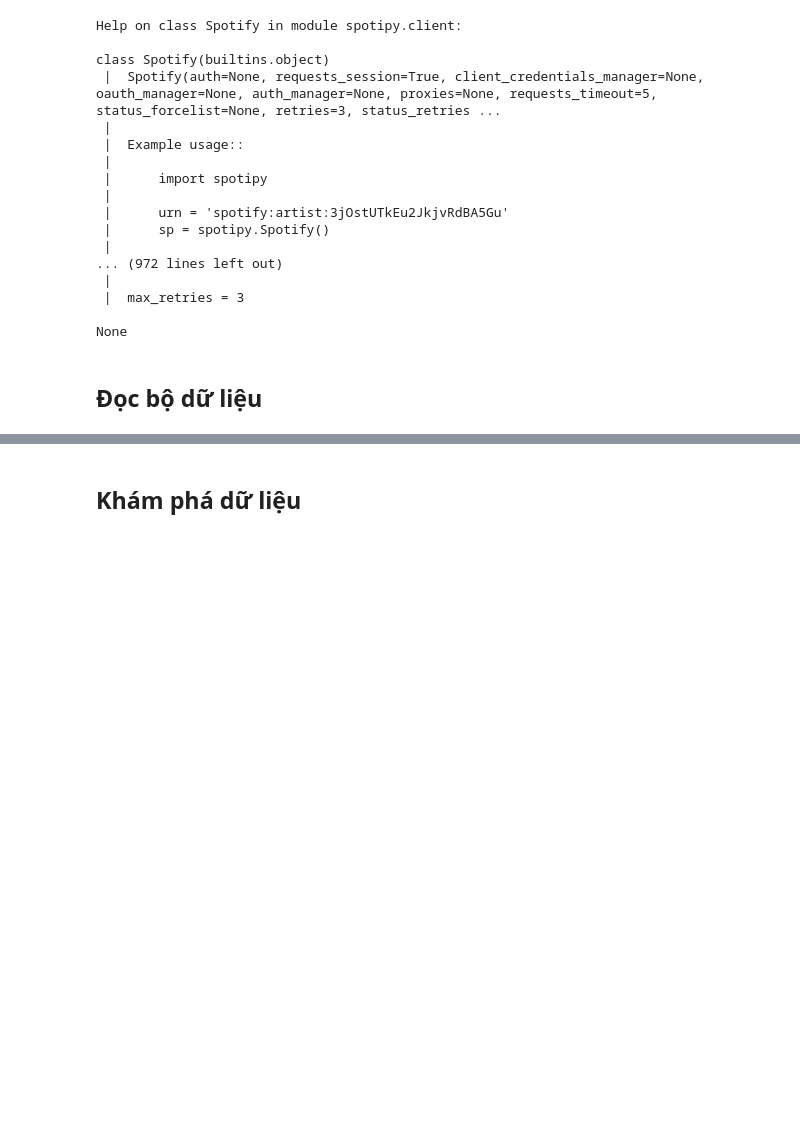
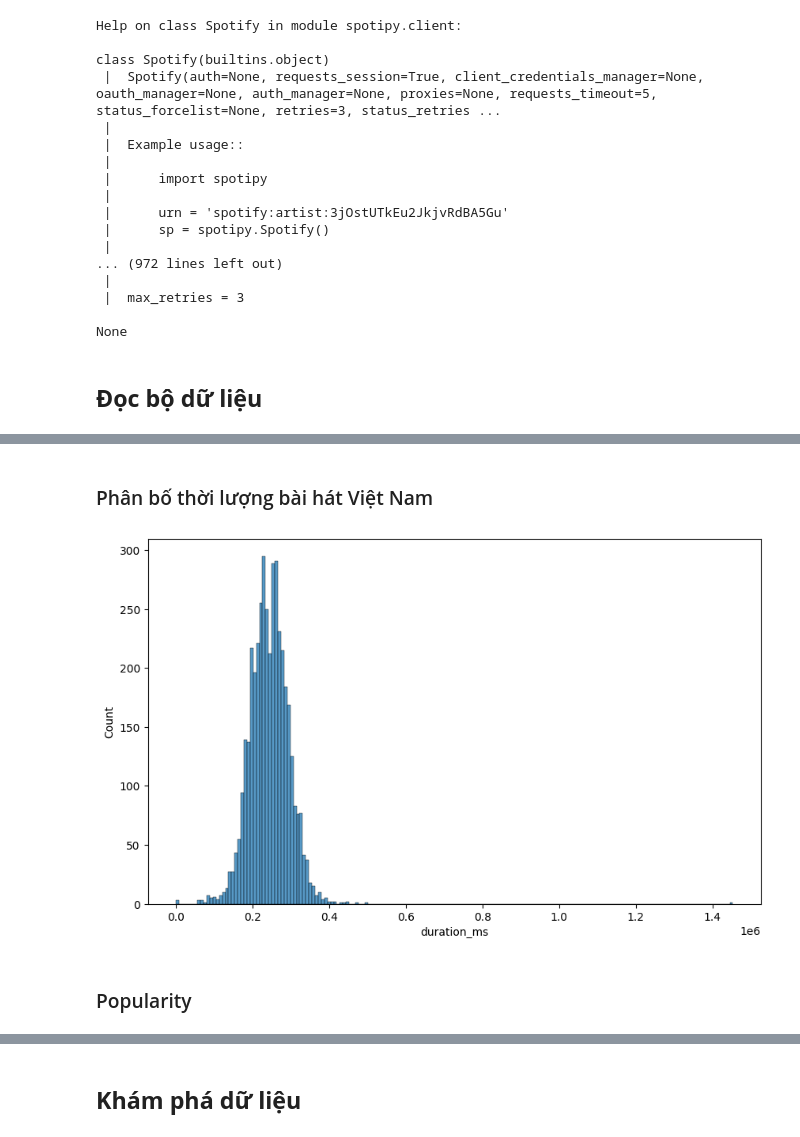
Before and after one commit to 0Nguyen0Cong0Tuan0/Data-Visualization, a Jupyter notebook: Lab1/main.ipynb, the cells around one changed output, grey strips where cells are left out. Cells and saved outputs as stored; diff of their text form; code cells hidden in the pictures; blank space fills up the shorter version.

```diff
--- a/Lab1/main.ipynb
+++ b/Lab1/main.ipynb
@@ -199,3 +177,13 @@ tracks.head(), artists.head()
 | 2 | Sinh Ra Đã Là Thứ Đối Lập Nhau | 2018-03-01 | single | Sinh Ra Đã Là Thứ Đối Lập Nhau | Emcee L (Da LAB) | 234168 | 0.0 | https://open.spotify.com/track/6I... |
 | 3 | Bước Qua Mùa Cô Đơn | 2020-12-10 | single | Bước Qua Mùa Cô Đơn | Vũ. | 278823 | 43.0 | https://open.spotify.com/track/7w... |
 | 4 | Nàng Thơ | 2018-03-01 | single | Nàng Thơ | Hoàng Dũng | 254476 | 0.0 | https://open.spotify.com/track/2L... |
+# %% [markdown]
+### Phân bố thời lượng bài hát Việt Nam
+# %%
+plt.figure(figsize=(10, 6))
+sns.histplot(data=tracks['duration_ms'])
+plt.show()
+# %% [output]
+[figure, added]
+# %% [markdown]
+### Popularity
```
Also changed, not shown: parts of 9 cells of this notebook, 1 other file.
